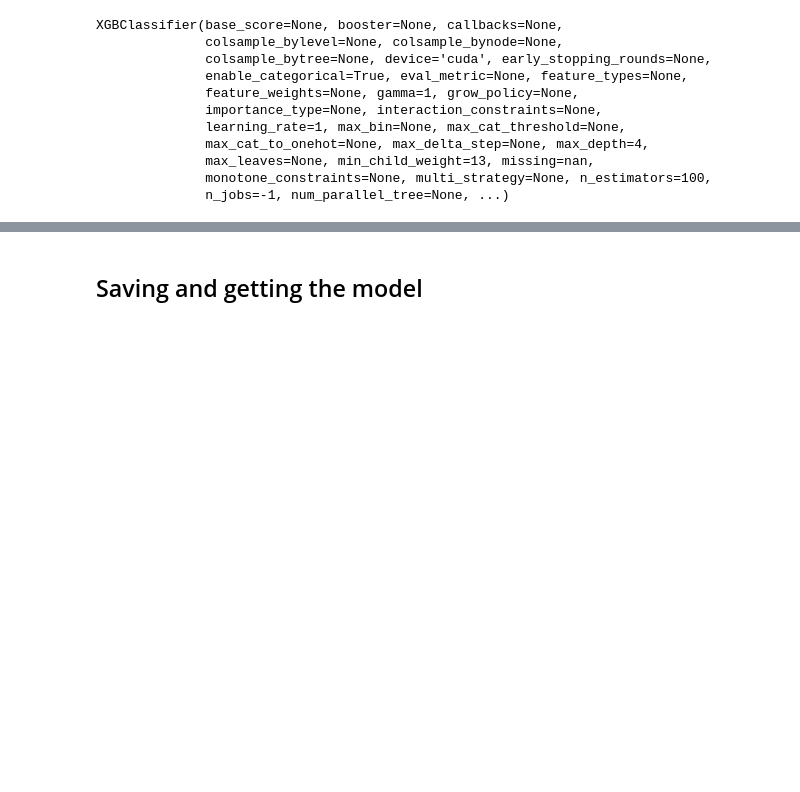
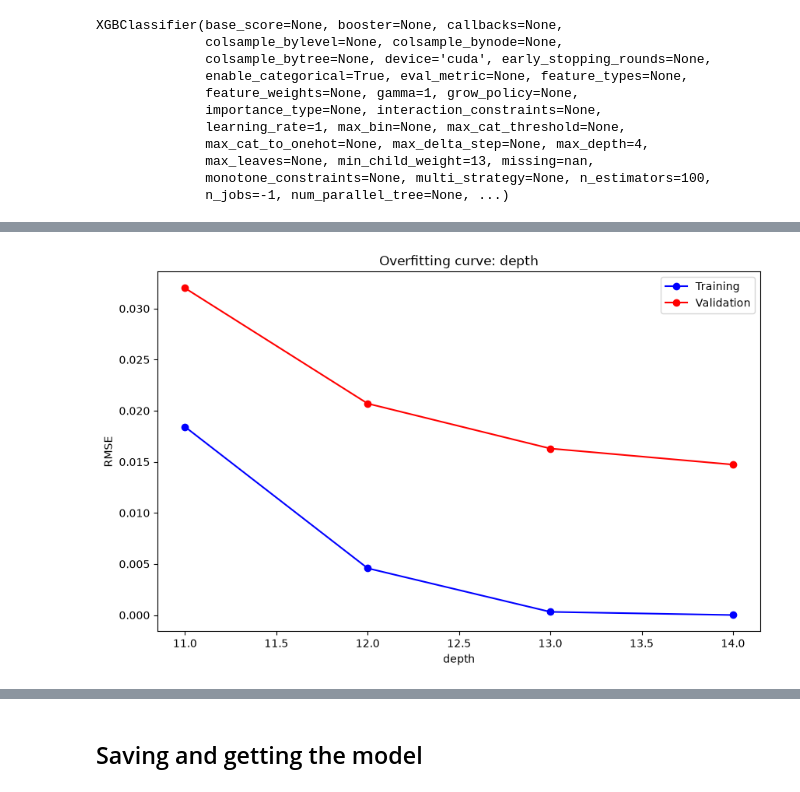
Before and after one commit to theju-bot/ml, a Jupyter notebook: 7 - predicting_credit_card_fraud.ipynb, the cells around one changed output, grey strips where cells are left out. Cells and saved outputs as stored; diff of their text form; code cells hidden in the pictures; blank space fills up the shorter version.

```diff
--- a/7 - predicting_credit_card_fraud.ipynb
+++ b/7 - predicting_credit_card_fraud.ipynb
@@ -521,0 +588,4 @@ xgb_model_hypr_1.score(X_test, y_test)
+# %%
+%%time
+test_param_and_plot(CatBoostClassifier, 'depth', [11, 12, 13, 14], **params)
+# %% [output]
@@ -521,0 +594 @@ xgb_model_hypr_1.score(X_test, y_test)
+[figure, added]
```
Also changed, not shown: parts of 83 cells of this notebook, 7 other files.
